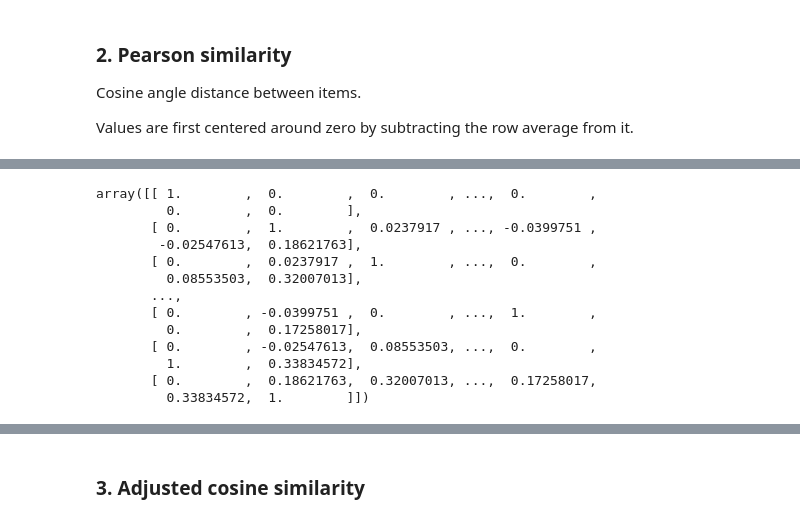
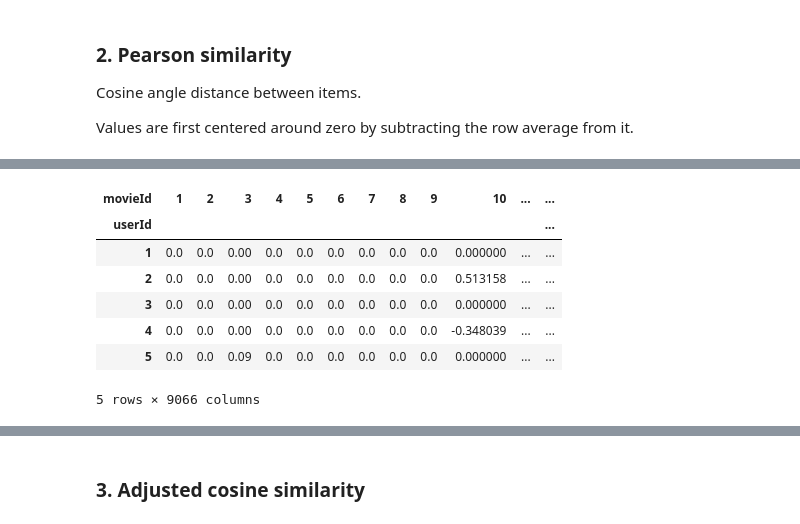
Before and after one commit to jsmienk/MLBD, a Jupyter notebook: recommender/2-collaborative-filtering.ipynb, the cells around one changed output, grey strips where cells are left out. Cells and saved outputs as stored; diff of their text form; code cells hidden in the pictures.

```diff
--- a/recommender/2-collaborative-filtering.ipynb
+++ b/recommender/2-collaborative-filtering.ipynb
@@ -191,17 +182,15 @@ centered_user_item_df.head(10)
-# %%
-pearson_user_user_matrix = cosine_similarity(centered_user_item_df.fillna(0))
-pearson_user_user_matrix
-# %% [output]
-array([[ 1.        ,  0.        ,  0.        , ...,  0.        ,
-         0.        ,  0.        ],
-       [ 0.        ,  1.        ,  0.0237917 , ..., -0.0399751 ,
-        -0.02547613,  0.18621763],
-       [ 0.        ,  0.0237917 ,  1.        , ...,  0.        ,
-         0.08553503,  0.32007013],
-       ...,
-       [ 0.        , -0.0399751 ,  0.        , ...,  1.        ,
-         0.        ,  0.17258017],
-       [ 0.        , -0.02547613,  0.08553503, ...,  0.        ,
-         1.        ,  0.33834572],
-       [ 0.        ,  0.18621763,  0.32007013, ...,  0.17258017,
-         0.33834572,  1.        ]])
+# %%
+_c = user_item_df.copy()
+
+centered_user_item_df = _c[_c > 0].subtract(user_item_df.mean(axis=1), axis=0).fillna(0)
+
+centered_user_item_df.head()
+# %% [output]
+| movieId | 1 | 2 | 3 | 4 | 5 | 6 | 7 | 8 | 9 | 10 | ... | ... |
+| userId |  |  |  |  |  |  |  |  |  |  |  | ... |
+| 1 | 0.0 | 0.0 | 0.00 | 0.0 | 0.0 | 0.0 | 0.0 | 0.0 | 0.0 | 0.000000 | ... | ... |
+| 2 | 0.0 | 0.0 | 0.00 | 0.0 | 0.0 | 0.0 | 0.0 | 0.0 | 0.0 | 0.513158 | ... | ... |
+| 3 | 0.0 | 0.0 | 0.00 | 0.0 | 0.0 | 0.0 | 0.0 | 0.0 | 0.0 | 0.000000 | ... | ... |
+| 4 | 0.0 | 0.0 | 0.00 | 0.0 | 0.0 | 0.0 | 0.0 | 0.0 | 0.0 | -0.348039 | ... | ... |
+| 5 | 0.0 | 0.0 | 0.09 | 0.0 | 0.0 | 0.0 | 0.0 | 0.0 | 0.0 | 0.000000 | ... | ... |
+5 rows × 9066 columns
```
Also changed, not shown: parts of 20 cells of this notebook, 1 other file.
